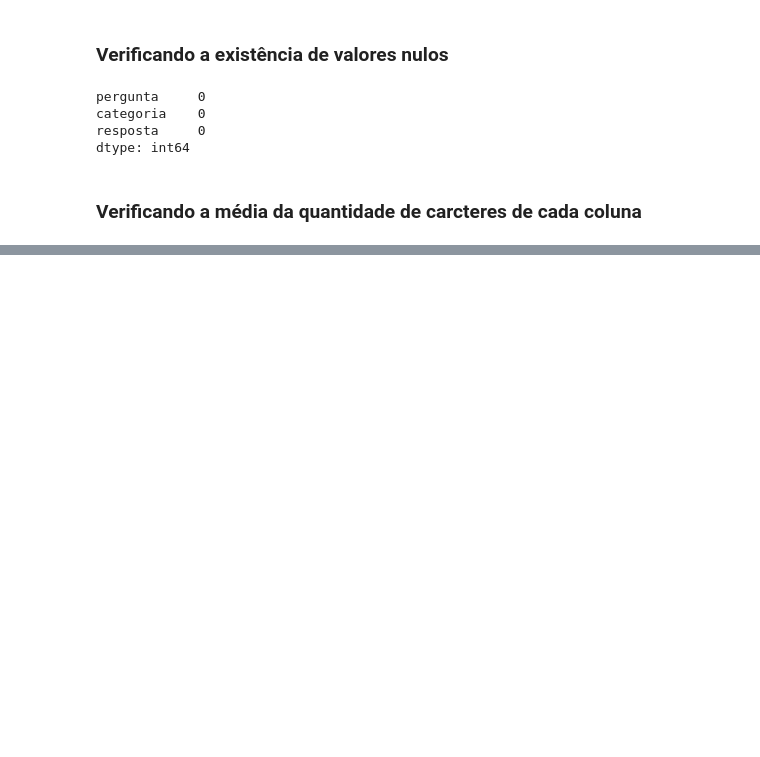
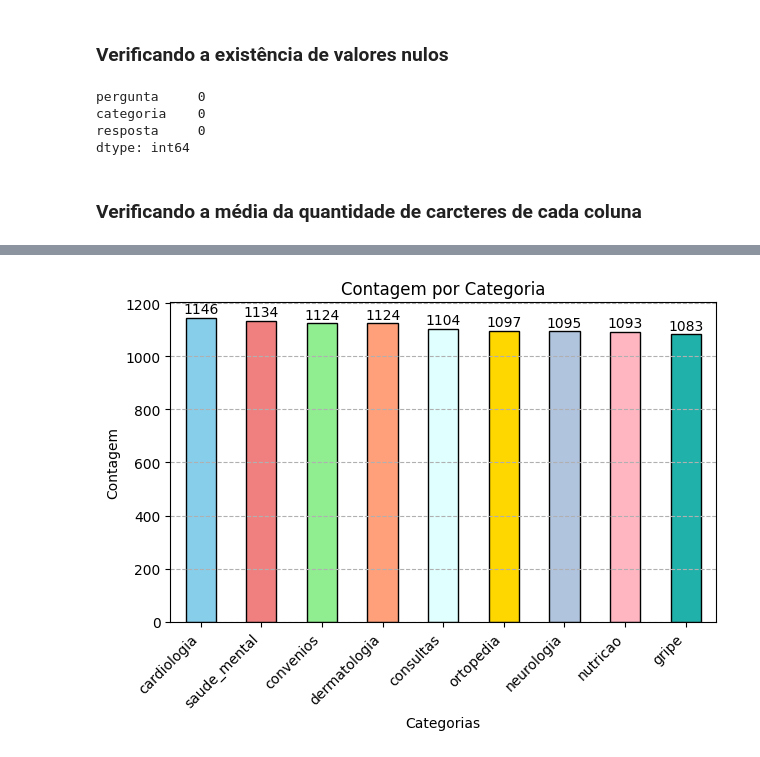
Before and after one commit to jonnathann/project_root_chatbot_faq, a Jupyter notebook: notebooks/01_exploratory_analysis.ipynb, the cells around one changed output, grey strips where cells are left out. Drawn from its saved outputs; the diff is of its cells as text; code cells hidden in the pictures; blank space fills up the shorter version.

```diff
--- a/notebooks/01_exploratory_analysis.ipynb
+++ b/notebooks/01_exploratory_analysis.ipynb
@@ -136,3 +204,11 @@ resposta     0
 dtype: int64
 # %% [markdown]
 ### Verificando a média da quantidade de carcteres de cada coluna
+# %%
+df['qtde_caracteres_pergunta'] = df.pergunta.apply(lambda x: len(x))
+df['qtde_caracteres_categoria'] = df.categoria.apply(lambda x: len(x))
+df['qtde_caracteres_resposta'] = df.resposta.apply(lambda x: len(x))
+
+print('Média de qtde de caracteres da coluna [pergunta]:', df.qtde_caracteres_pergunta.mean())
+print('Média de qtde de caracteres da coluna [categoria]:', df.qtde_caracteres_categoria.mean())
+print('Média de qtde de caracteres da coluna [resposta]:', df.qtde_caracteres_resposta.mean())
@@ -138,0 +229,3 @@ dtype: int64
+# %%
+categorias = df.categoria.value_counts()
+categorias
@@ -138,0 +256,24 @@ dtype: int64
+# %%
+# Lista de cores personalizadas
+cores_personalizadas = ['skyblue', 'lightcoral', 'lightgreen', 'lightsalmon', 'lightcyan',
+                        'gold', 'lightsteelblue', 'lightpink', 'lightseagreen']
+
+# Plotando gráfico de barras
+categorias.plot(kind='bar', color=cores_personalizadas, edgecolor='black')
+
+# Adicionando rótulos e título
+plt.xlabel('Categorias')
+plt.ylabel('Contagem')
+plt.title('Contagem por Categoria')
+plt.xticks(rotation=45, ha='right')
+plt.tight_layout()
+
+# Adicionando os valores acima das barras
+for i, v in enumerate(categorias):
+    plt.text(i, v + 5, str(v), ha='center', va='bottom')
+
+# Exibindo o gráfico
+plt.grid(axis='y', linestyle='--')
+plt.show()
+# %% [output]
+[figure, added]
```
Also changed, not shown: parts of 13 cells of this notebook, 1 other file.
